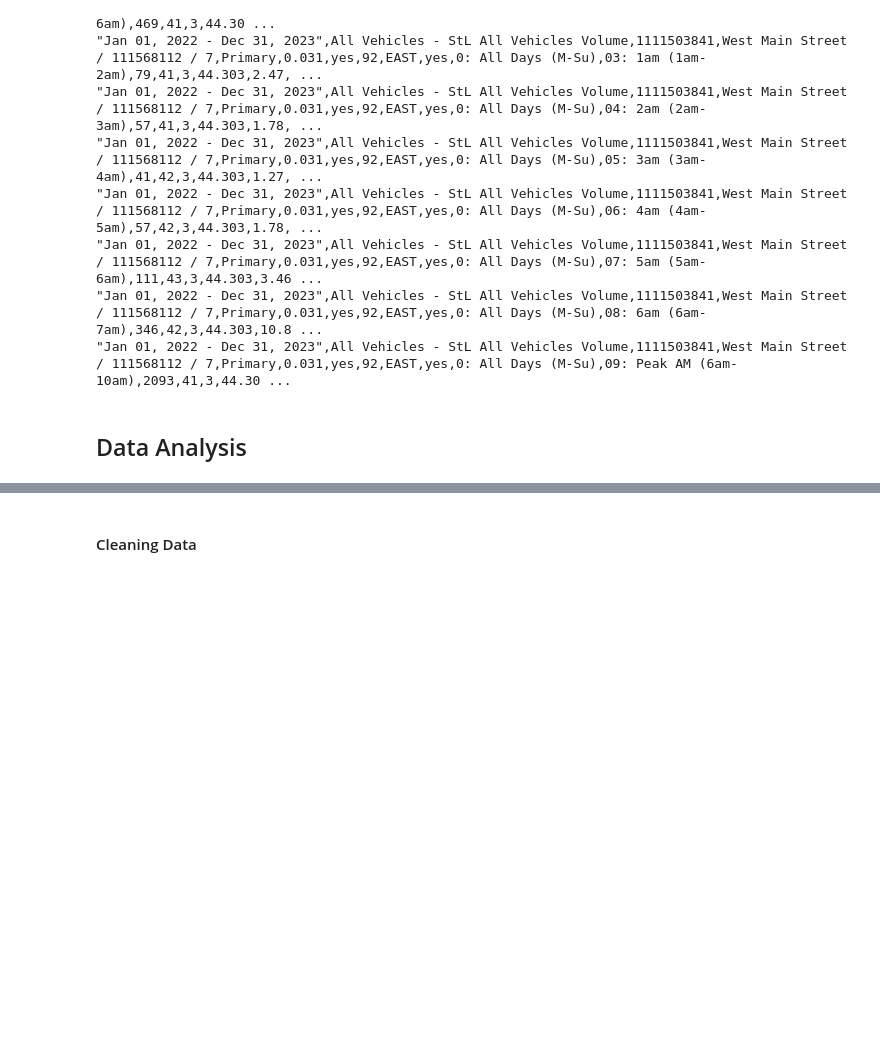
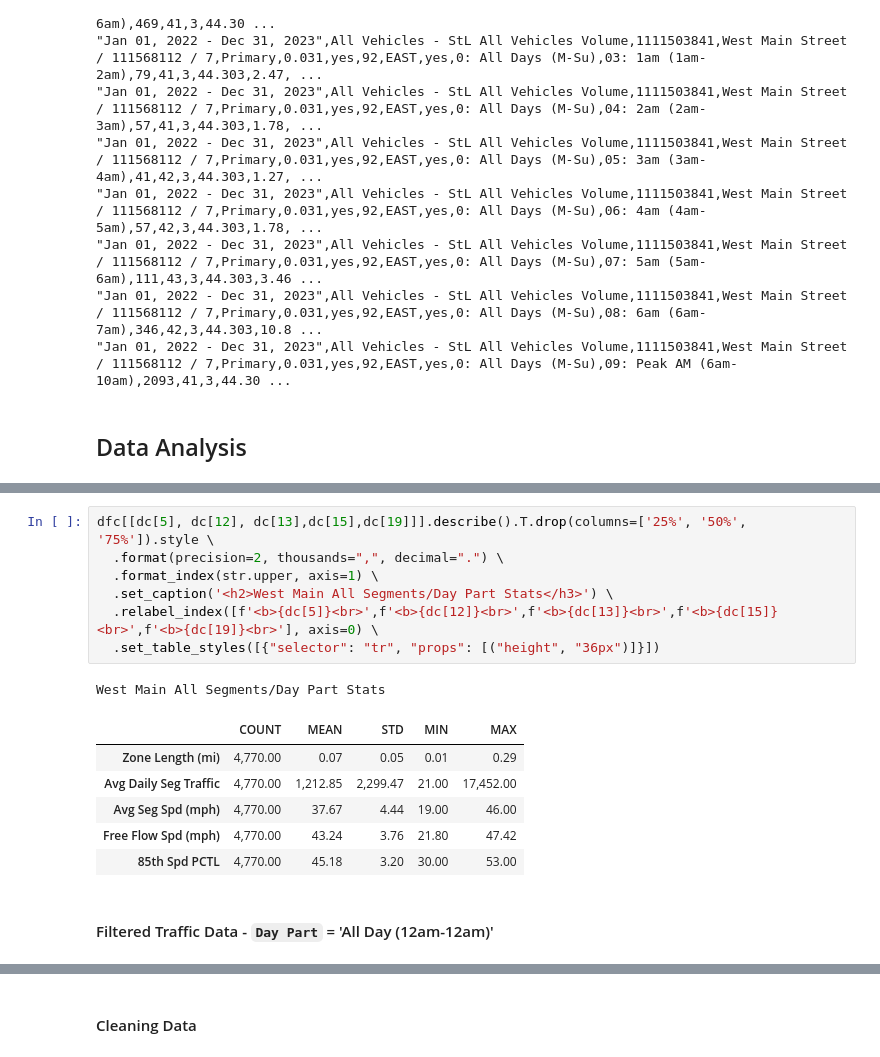
Before and after one commit to eKerney/data-notebooks, a Jupyter notebook: kzoo_streetlight/final_data_workflow.ipynb, the cells around one changed output, grey strips where cells are left out. Drawn from its saved outputs; the diff is of its cells as text; blank space fills up the shorter version.

```diff
--- a/kzoo_streetlight/final_data_workflow.ipynb
+++ b/kzoo_streetlight/final_data_workflow.ipynb
@@ -91,0 +181,17 @@ Data Periods,Mode of Travel,Zone ID,Zone Name,Road Classification,Line Zone Leng
+# %%
+dfc[[dc[5], dc[12], dc[13],dc[15],dc[19]]].describe().T.drop(columns=['25%', '50%', '75%']).style \
+  .format(precision=2, thousands=",", decimal=".") \
+  .format_index(str.upper, axis=1) \
+  .set_caption('<h2>West Main All Segments/Day Part Stats</h3>') \
+  .relabel_index([f'<b>{dc[5]}<br>',f'<b>{dc[12]}<br>',f'<b>{dc[13]}<br>',f'<b>{dc[15]}<br>',f'<b>{dc[19]}<br>'], axis=0) \
+  .set_table_styles([{"selector": "tr", "props": [("height", "36px")]}])
+# %% [output]
+West Main All Segments/Day Part Stats
+|  | COUNT | MEAN | STD | MIN | MAX |
+| Zone Length (mi) | 4,770.00 | 0.07 | 0.05 | 0.01 | 0.29 |
+| Avg Daily Seg Traffic | 4,770.00 | 1,212.85 | 2,299.47 | 21.00 | 17,452.00 |
+| Avg Seg Spd (mph) | 4,770.00 | 37.67 | 4.44 | 19.00 | 46.00 |
+| Free Flow Spd (mph) | 4,770.00 | 43.24 | 3.76 | 21.80 | 47.42 |
+| 85th Spd PCTL | 4,770.00 | 45.18 | 3.20 | 30.00 | 53.00 |
+# %% [markdown]
+#### Filtered Traffic Data - `Day Part` = 'All Day (12am-12am)'
```
Also changed, not shown: parts of 14 cells of this notebook, 1 other file.
